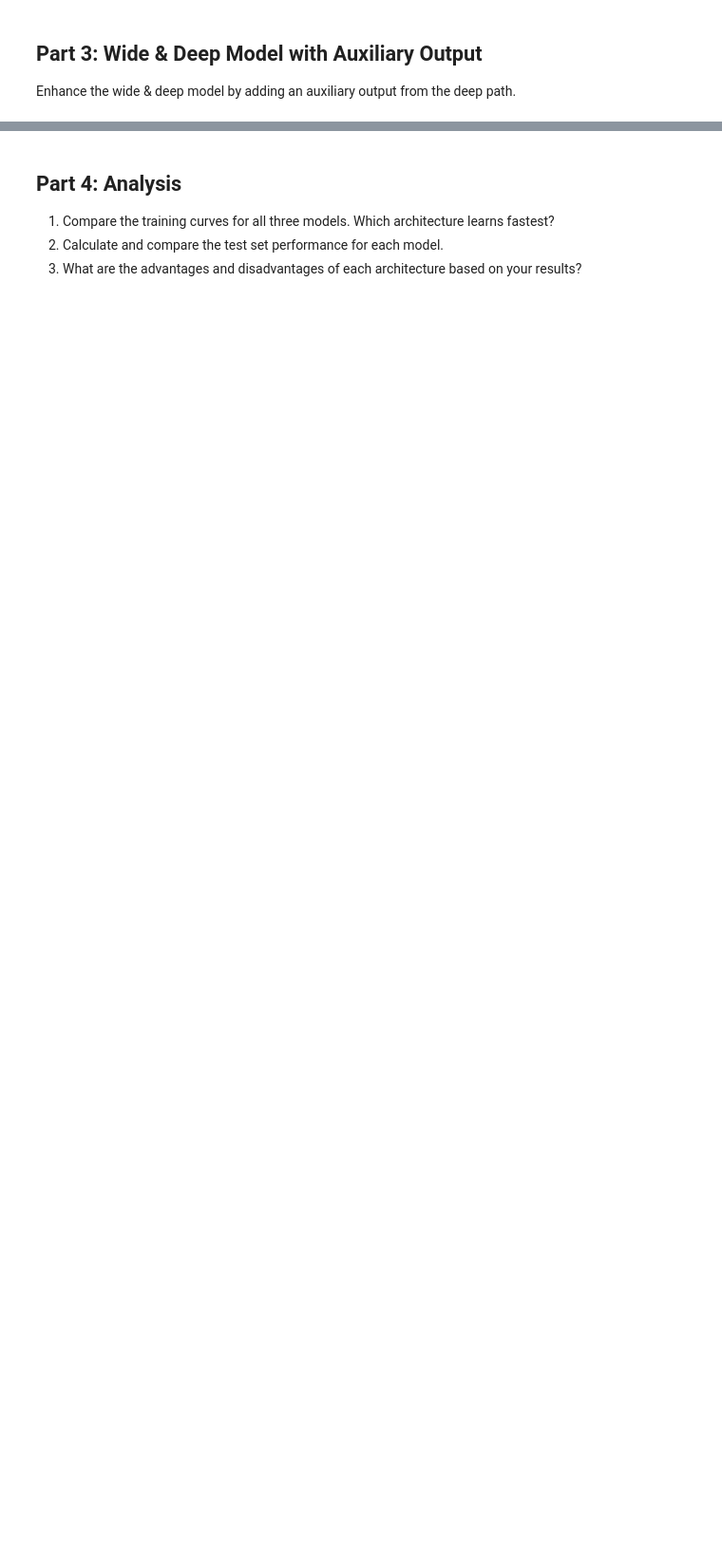
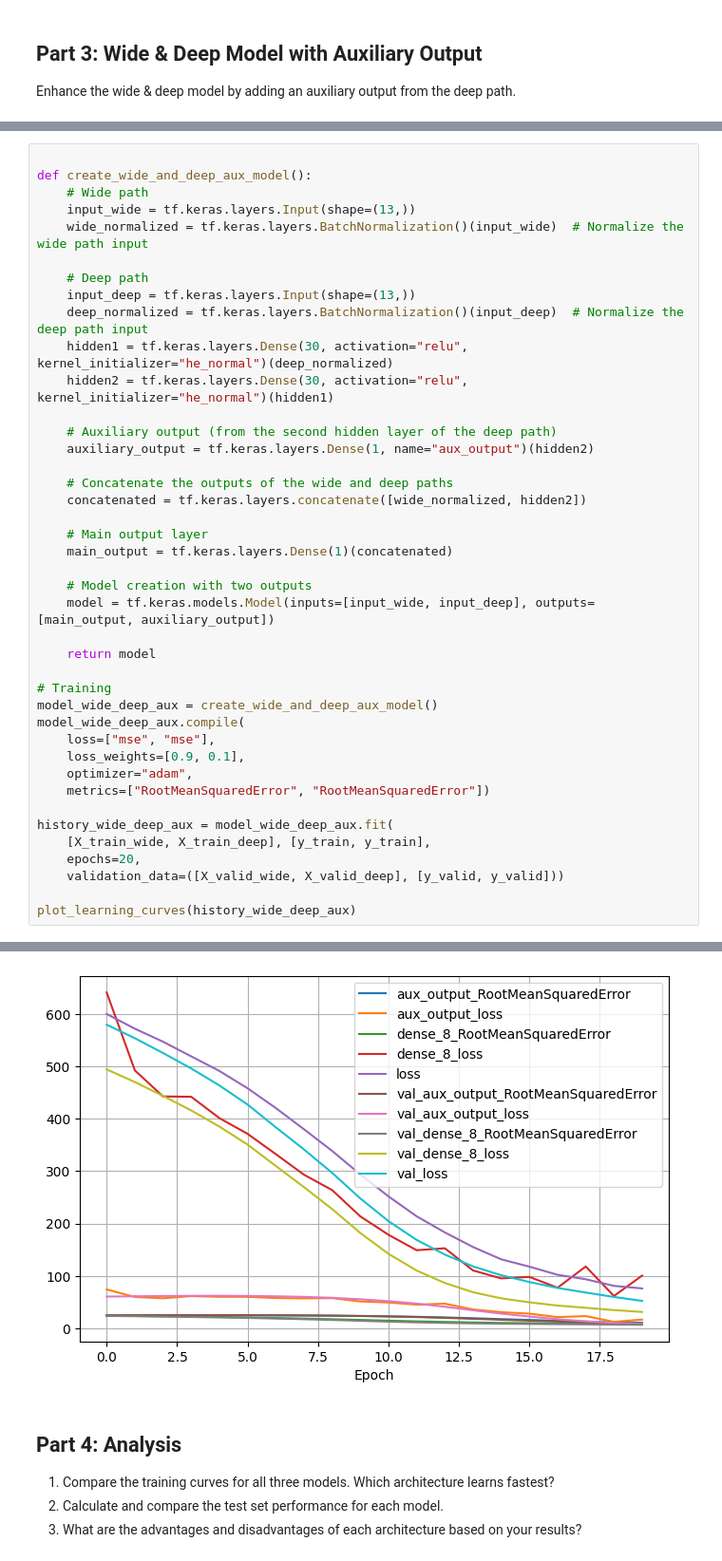
Before and after one commit to SU-IST707/week11-student-lecture-materials-cjkneiss, a Jupyter notebook: 11-week11/lab_exercises.ipynb, the cells around one changed output, grey strips where cells are left out. Shown: that part at 95% size. Saved outputs shown, nothing was run; the diff lists cells and outputs as text; blank space fills up the shorter version.

```diff
--- a/11-week11/lab_exercises.ipynb
+++ b/11-week11/lab_exercises.ipynb
@@ -136,0 +191,42 @@ plot_learning_curves(history_wide_deep_aux)
+# %%
+
+def create_wide_and_deep_aux_model():
+    # Wide path
+    input_wide = tf.keras.layers.Input(shape=(13,))
+    wide_normalized = tf.keras.layers.BatchNormalization()(input_wide)  # Normalize the wide path input
+
+    # Deep path
+    input_deep = tf.keras.layers.Input(shape=(13,))
+    deep_normalized = tf.keras.layers.BatchNormalization()(input_deep)  # Normalize the deep path input
+    hidden1 = tf.keras.layers.Dense(30, activation="relu", kernel_initializer="he_normal")(deep_normalized)
+    hidden2 = tf.keras.layers.Dense(30, activation="relu", kernel_initializer="he_normal")(hidden1)
+
+    # Auxiliary output (from the second hidden layer of the deep path)
+    auxiliary_output = tf.keras.layers.Dense(1, name="aux_output")(hidden2)
+
+    # Concatenate the outputs of the wide and deep paths
+    concatenated = tf.keras.layers.concatenate([wide_normalized, hidden2])
+
+    # Main output layer
+    main_output = tf.keras.layers.Dense(1)(concatenated)
+
+    # Model creation with two outputs
+    model = tf.keras.models.Model(inputs=[input_wide, input_deep], outputs=[main_output, auxiliary_output])
+
+    return model
+
+# Training
+model_wide_deep_aux = create_wide_and_deep_aux_model()
+model_wide_deep_aux.compile(
+    loss=["mse", "mse"],
+    loss_weights=[0.9, 0.1],
+    optimizer="adam",
+    metrics=["RootMeanSquaredError", "RootMeanSquaredError"])
+
+history_wide_deep_aux = model_wide_deep_aux.fit(
+    [X_train_wide, X_train_deep], [y_train, y_train],
+    epochs=20,
+    validation_data=([X_valid_wide, X_valid_deep], [y_valid, y_valid]))
+
+plot_learning_curves(history_wide_deep_aux)
+# %% [output]
@@ -137,3 +251,4 @@ plot_learning_curves(history_wide_deep_aux)
+[figure, added]
 # %% [markdown]
 
 ## Part 4: Analysis
```
Also changed, not shown: parts of 12 cells of this notebook.
